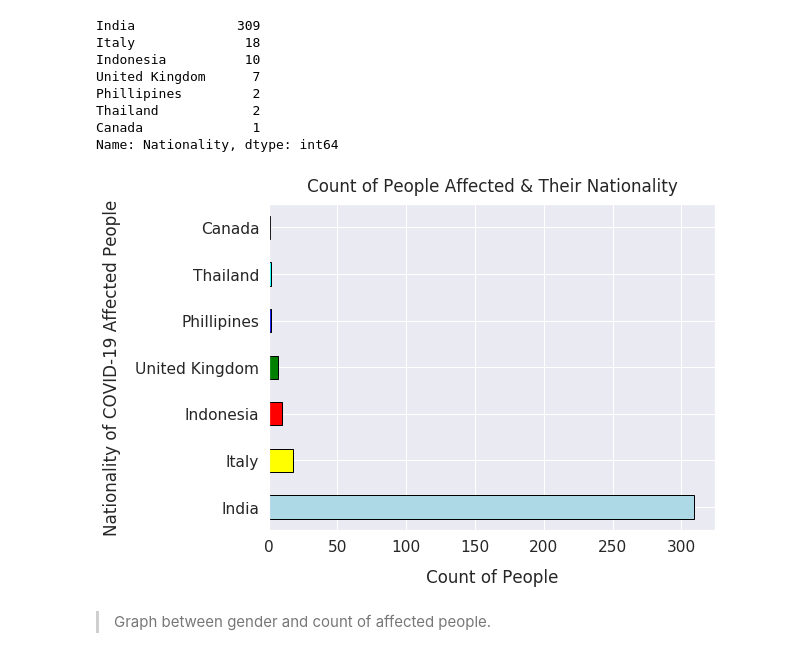
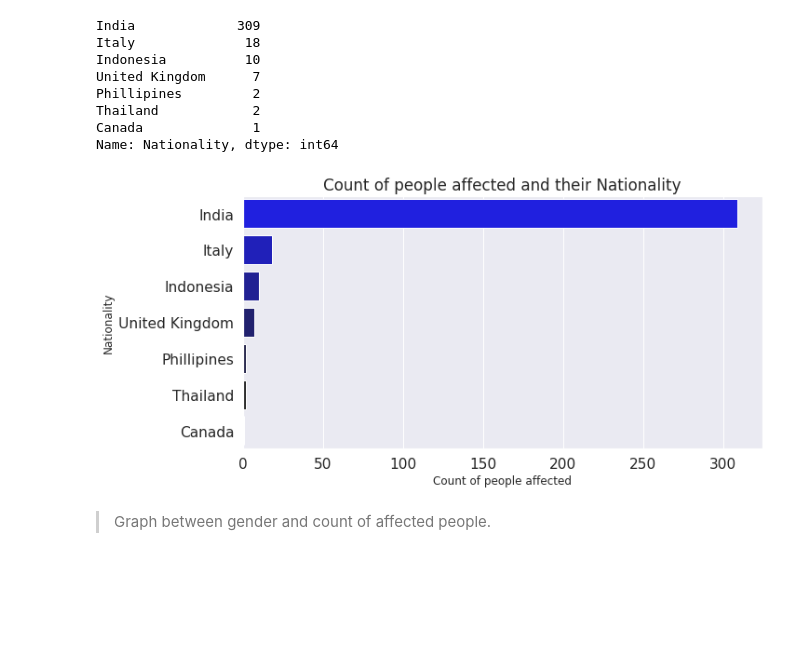
Before and after one commit to samacker77/COVID19-India-Analysis, a Jupyter notebook: notebook.ipynb, the cells around one changed output. Saved outputs shown, nothing was run; the diff lists cells and outputs as text; code cells hidden in the pictures; blank space fills up the shorter version.

```diff
--- a/notebook.ipynb
+++ b/notebook.ipynb
@@ -186,13 +187,14 @@ Phillipines         2
 Thailand            2
 Canada              1
 Name: Nationality, dtype: int64
-# %%
-data['Nationality'].value_counts().plot(kind='barh', figsize=(8, 6), edgecolor='black',
-                                              color=['lightblue', 'yellow','red', 'green', 'blue', 'cyan']);
-plt.ylabel("Nationality of COVID-19 Affected People", labelpad=14)
-plt.xlabel("Count of People", labelpad=14)
-plt.title("Count of People Affected & Their Nationality", y=1.02);
-# %% [output]
-[figure, removed]
+# %%
+plt.figure(figsize=(10,5))
+sns.barplot(data['Nationality'].value_counts().values,data['Nationality'].value_counts().index, palette=sns.dark_palette("blue", reverse=True))
+plt.title('Count of people affected and their Nationality')
+plt.xlabel('Count of people affected', fontsize=12)
+plt.ylabel('Nationality', fontsize=12)
+plt.show()
+# %% [output]
+[figure, added]
 # %% [markdown]
 > Graph between gender and count of affected people.
```
Also changed, not shown: parts of 13 cells of this notebook.
